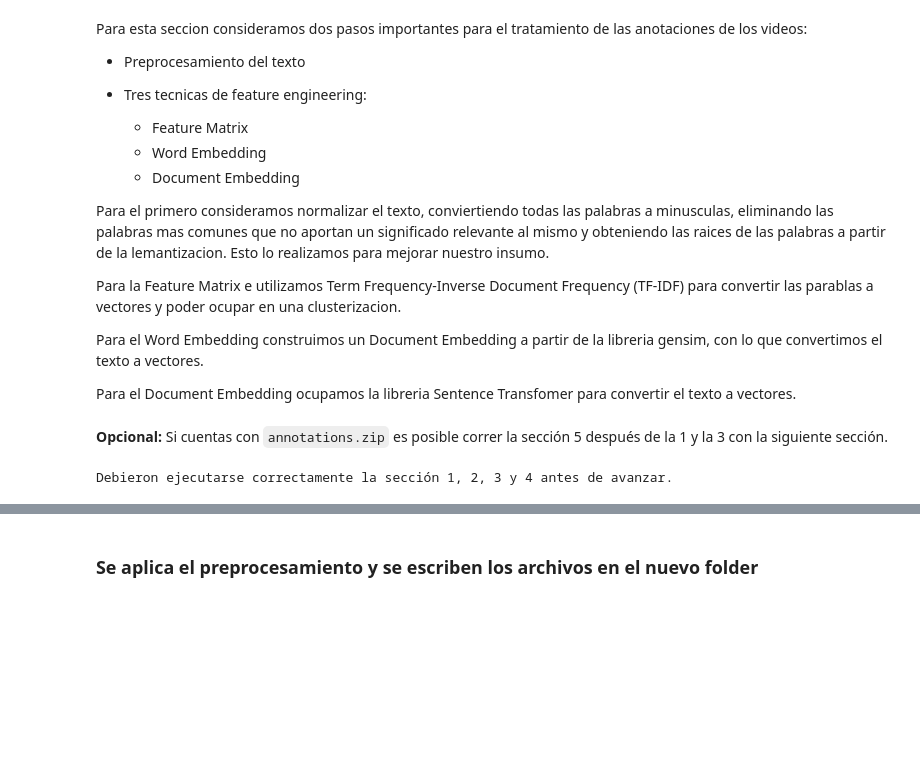
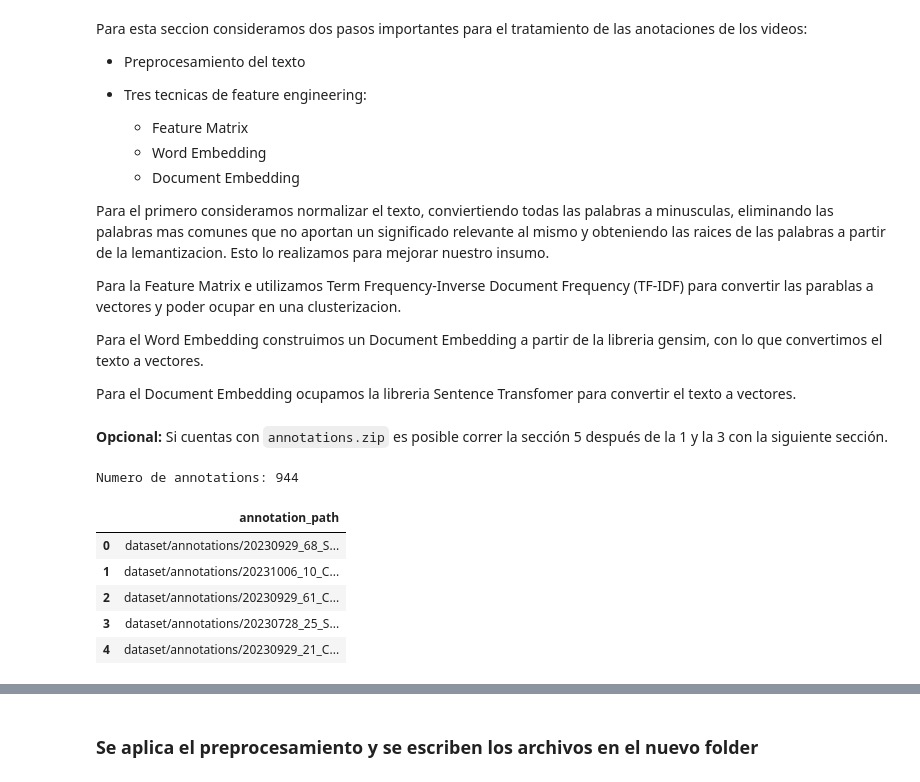
Before and after one commit to marcelarosalesj/mna_proyecto_integrador_equipo13, a Jupyter notebook: Avance4Equipo13.ipynb, the cells around one changed output, grey strips where cells are left out. Drawn from its saved outputs; the diff is of its cells as text; code cells hidden in the pictures; blank space fills up the shorter version.

```diff
--- a/Avance4Equipo13.ipynb
+++ b/Avance4Equipo13.ipynb
@@ -769,26 +751,32 @@ Para el Document Embedding ocupamos la libreria Sentence Transfomer para convert
 # %% [markdown]
 **Opcional:** Si cuentas con `annotations.zip` es posible correr la sección 5 después de la 1 y la 3 con la siguiente sección.
 # %%
-has_annotations_zip = False
+has_annotations_zip = True
 if has_annotations_zip:
     ! mkdir -p dataset/annotations
     ! unzip -o -qq "annotations.zip" -d "dataset/annotations"
     ! rm -rf  dataset/annotations/.ipynb_checkpoints
     annotations = [ f"dataset/annotations/{filename}" for filename in os.listdir("dataset/annotations")]
     print(f"Numero de annotations: {len(annotations)}")
 
     df_annot = pd.DataFrame(annotations, columns=['annotation_path'])
     display(df_annot.head())
 
     # Se crea un nuevo folder para los datos pre-procesados
     folder_path = os.path.join('dataset/annotations_preprocess')
     os.makedirs(folder_path, exist_ok=True)
 else:
     print(f"Debieron ejecutarse correctamente la sección 1, 2, 3 y 4 antes de avanzar.")
     # Se crea un nuevo folder para los datos pre-procesados
     make_folder('dataset/annotations_preprocess')
 # %% [output]
-Debieron ejecutarse correctamente la sección 1, 2, 3 y 4 antes de avanzar.
+Numero de annotations: 944
+|  | annotation_path |
+| 0 | dataset/annotations/20230929_68_S... |
+| 1 | dataset/annotations/20231006_10_C... |
+| 2 | dataset/annotations/20230929_61_C... |
+| 3 | dataset/annotations/20230728_25_S... |
+| 4 | dataset/annotations/20230929_21_C... |
 # %%
 nltk.download('stopwords', quiet=True)
 nltk.download('wordnet', quiet=True)
```
Also changed, not shown: parts of 64 cells of this notebook.
